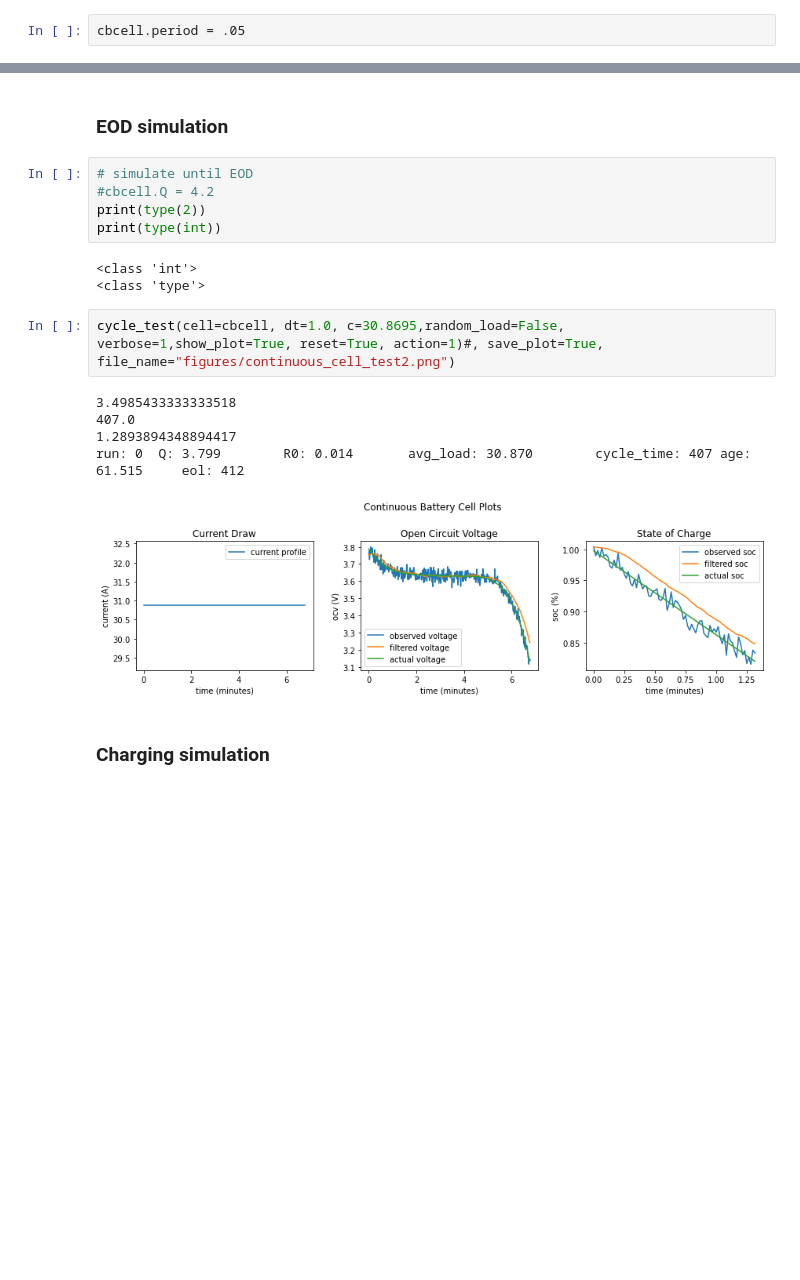
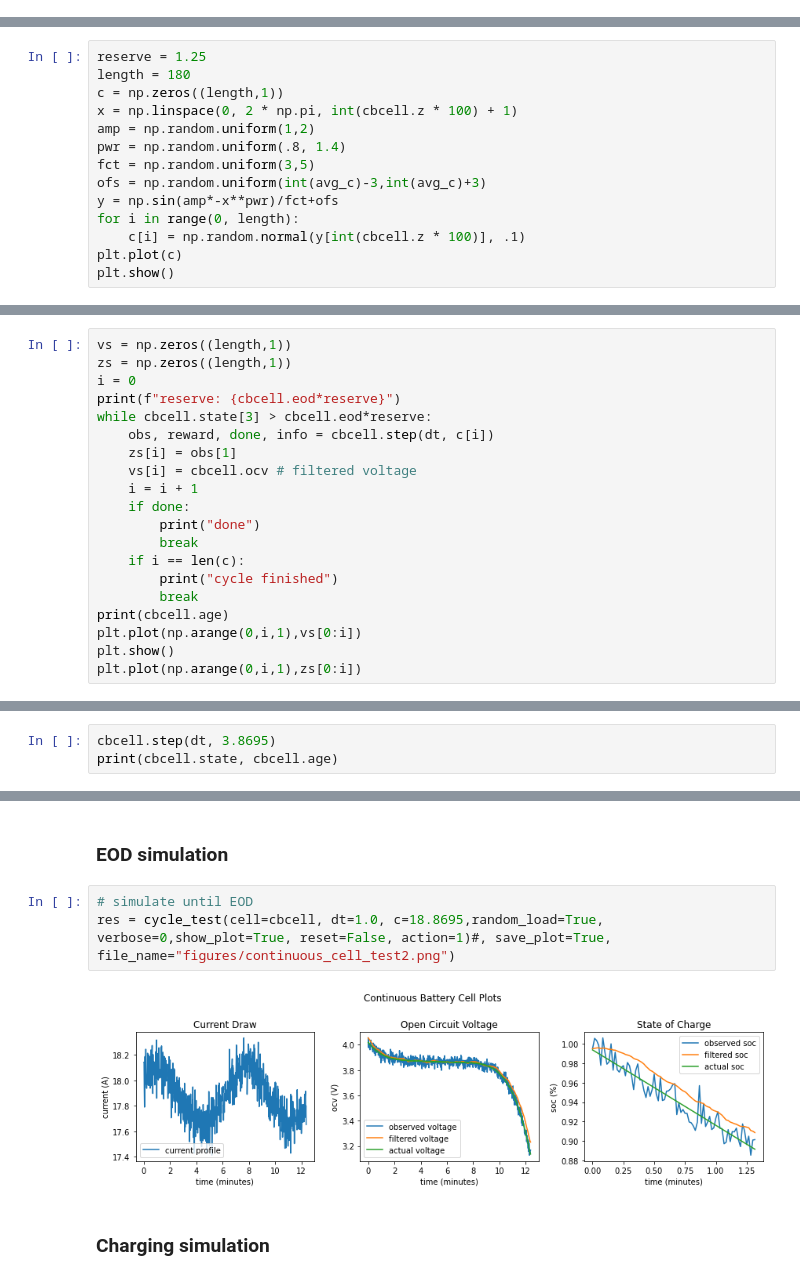
Before and after one commit to hazrmard/AirplaneFaultTolerance, a Jupyter notebook: powertrain.ipynb, the cells around one changed output, grey strips where cells are left out. Saved outputs shown, nothing was run; the diff lists cells and outputs as text; blank space fills up the shorter version.

```diff
--- a/powertrain.ipynb
+++ b/powertrain.ipynb
@@ -60,2 +220,0 @@ False
-# %%
-cbcell.period = .05
@@ -63,0 +233,14 @@ cbcell.save_state()
+# %%
+reserve = 1.25
+length = 180
+c = np.zeros((length,1))
+x = np.linspace(0, 2 * np.pi, int(cbcell.z * 100) + 1)
+amp = np.random.uniform(1,2)
+pwr = np.random.uniform(.8, 1.4)
+fct = np.random.uniform(3,5)
+ofs = np.random.uniform(int(avg_c)-3,int(avg_c)+3)
+y = np.sin(amp*-x**pwr)/fct+ofs
+for i in range(0, length):
+    c[i] = np.random.normal(y[int(cbcell.z * 100)], .1)
+plt.plot(c)
+plt.show()
@@ -63,0 +249,20 @@ cbcell.save_state()
+# %%
+vs = np.zeros((length,1))
+zs = np.zeros((length,1))
+i = 0
+print(f"reserve: {cbcell.eod*reserve}")
+while cbcell.state[3] > cbcell.eod*reserve:
+    obs, reward, done, info = cbcell.step(dt, c[i])
+    zs[i] = obs[1]
+    vs[i] = cbcell.ocv # filtered voltage
+    i = i + 1
+    if done:
+        print("done")
+        break
+    if i == len(c):
+        print("cycle finished")
+        break
+print(cbcell.age)
+plt.plot(np.arange(0,i,1),vs[0:i])
+plt.show()
+plt.plot(np.arange(0,i,1),zs[0:i])
@@ -63,0 +275,3 @@ cbcell.save_state()
+# %%
+cbcell.step(dt, 3.8695)
+print(cbcell.state, cbcell.age)
@@ -88,22 +306,11 @@ three_plot(plot1=plot_q, plot2=plot_r, plot3=plot_z,
 [figure]
 # %% [markdown]
 ### EOD simulation
-# %%
-# simulate until EOD
-#cbcell.Q = 4.2
-print(type(2))
-print(type(int))
-# %% [output]
-<class 'int'>
-<class 'type'>
 # %%
-cycle_test(cell=cbcell, dt=1.0, c=30.8695,random_load=False, verbose=1,show_plot=True, reset=True, action=1)#, save_plot=True, file_name="figures/continuous_cell_test2.png")
+# simulate until EOD
+res = cycle_test(cell=cbcell, dt=1.0, c=18.8695,random_load=True, verbose=0,show_plot=True, reset=False, action=1)#, save_plot=True, file_name="figures/continuous_cell_test2.png")
 # %% [output]
-3.4985433333333518
-407.0
-1.2893894348894417
-run: 0  Q: 3.799        R0: 0.014       avg_load: 30.870        cycle_time: 407 age: 61.515     eol: 412
-[figure, old version]
+[figure, new version]
 # %% [markdown]
 ### Charging simulation
 # %%
```
Also changed, not shown: parts of 35 cells of this notebook.
